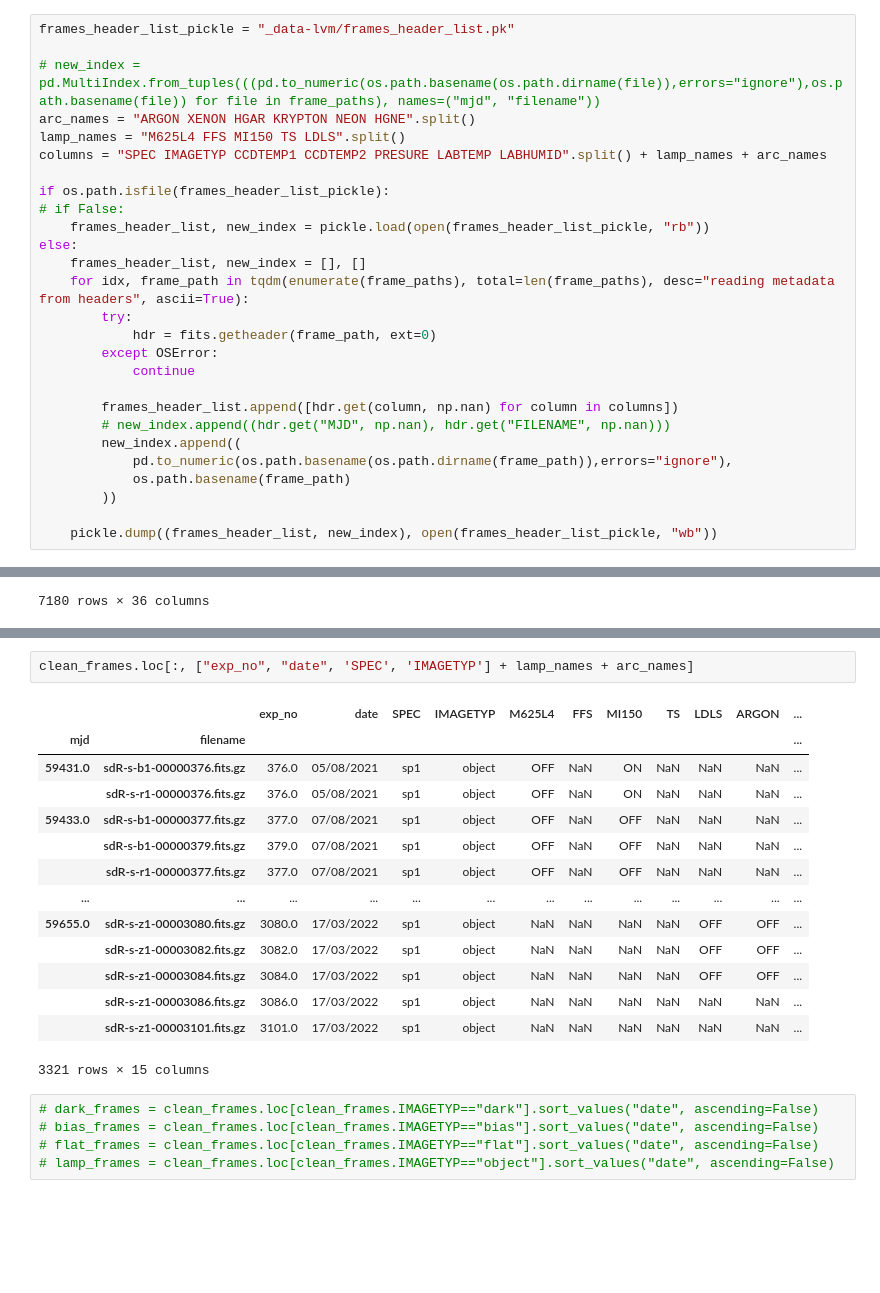
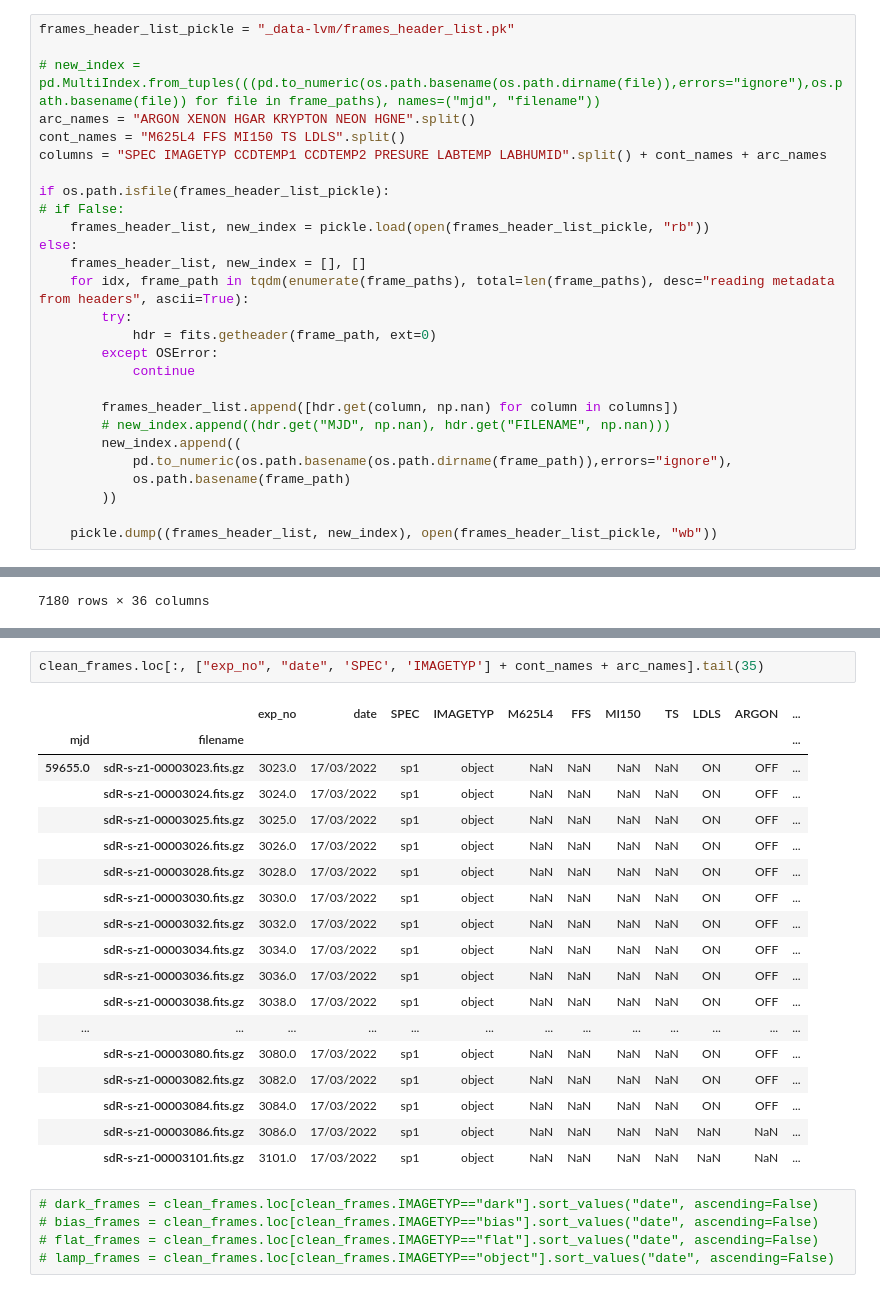
Before and after one commit to sdss/lvmdrp, a Jupyter notebook: docs/nb/lab-lamps.ipynb, the cells around one changed output, grey strips where cells are left out. Drawn from its saved outputs; the diff is of its cells as text; blank space fills up the shorter version.

```diff
--- a/docs/nb/lab-lamps.ipynb
+++ b/docs/nb/lab-lamps.ipynb
@@ -69,8 +69,8 @@ frames_header_list_pickle = "_data-lvm/frames_header_list.pk"
 
 # new_index = pd.MultiIndex.from_tuples(((pd.to_numeric(os.path.basename(os.path.dirname(file)),errors="ignore"),os.path.basename(file)) for file in frame_paths), names=("mjd", "filename"))
 arc_names = "ARGON XENON HGAR KRYPTON NEON HGNE".split()
-lamp_names = "M625L4 FFS MI150 TS LDLS".split()
-columns = "SPEC IMAGETYP CCDTEMP1 CCDTEMP2 PRESURE LABTEMP LABHUMID".split() + lamp_names + arc_names
+cont_names = "M625L4 FFS MI150 TS LDLS".split()
+columns = "SPEC IMAGETYP CCDTEMP1 CCDTEMP2 PRESURE LABTEMP LABHUMID".split() + cont_names + arc_names
 
 if os.path.isfile(frames_header_list_pickle):
 # if False:
@@ -127,20 +124,24 @@ clean_frames.IMAGETYP.value_counts().plot(kind="bar", figsize=(10,5))
 # %%
-clean_frames.loc[:, ["exp_no", "date", 'SPEC', 'IMAGETYP'] + lamp_names + arc_names]
+clean_frames.loc[:, ["exp_no", "date", 'SPEC', 'IMAGETYP'] + cont_names + arc_names].tail(35)
 # %% [output]
 |  |  | exp_no | date | SPEC | IMAGETYP | M625L4 | FFS | MI150 | TS | LDLS | ARGON | ... |
 | mjd | filename |  |  |  |  |  |  |  |  |  |  | ... |
-| 59431.0 | sdR-s-b1-00000376.fits.gz | 376.0 | 05/08/2021 | sp1 | object | OFF | NaN | ON | NaN | NaN | NaN | ... |
-|  | sdR-s-r1-00000376.fits.gz | 376.0 | 05/08/2021 | sp1 | object | OFF | NaN | ON | NaN | NaN | NaN | ... |
-| 59433.0 | sdR-s-b1-00000377.fits.gz | 377.0 | 07/08/2021 | sp1 | object | OFF | NaN | OFF | NaN | NaN | NaN | ... |
-|  | sdR-s-b1-00000379.fits.gz | 379.0 | 07/08/2021 | sp1 | object | OFF | NaN | OFF | NaN | NaN | NaN | ... |
-|  | sdR-s-r1-00000377.fits.gz | 377.0 | 07/08/2021 | sp1 | object | OFF | NaN | OFF | NaN | NaN | NaN | ... |
+| 59655.0 | sdR-s-z1-00003023.fits.gz | 3023.0 | 17/03/2022 | sp1 | object | NaN | NaN | NaN | NaN | ON | OFF | ... |
+|  | sdR-s-z1-00003024.fits.gz | 3024.0 | 17/03/2022 | sp1 | object | NaN | NaN | NaN | NaN | ON | OFF | ... |
+|  | sdR-s-z1-00003025.fits.gz | 3025.0 | 17/03/2022 | sp1 | object | NaN | NaN | NaN | NaN | ON | OFF | ... |
+|  | sdR-s-z1-00003026.fits.gz | 3026.0 | 17/03/2022 | sp1 | object | NaN | NaN | NaN | NaN | ON | OFF | ... |
+|  | sdR-s-z1-00003028.fits.gz | 3028.0 | 17/03/2022 | sp1 | object | NaN | NaN | NaN | NaN | ON | OFF | ... |
+|  | sdR-s-z1-00003030.fits.gz | 3030.0 | 17/03/2022 | sp1 | object | NaN | NaN | NaN | NaN | ON | OFF | ... |
+|  | sdR-s-z1-00003032.fits.gz | 3032.0 | 17/03/2022 | sp1 | object | NaN | NaN | NaN | NaN | ON | OFF | ... |
+|  | sdR-s-z1-00003034.fits.gz | 3034.0 | 17/03/2022 | sp1 | object | NaN | NaN | NaN | NaN | ON | OFF | ... |
+|  | sdR-s-z1-00003036.fits.gz | 3036.0 | 17/03/2022 | sp1 | object | NaN | NaN | NaN | NaN | ON | OFF | ... |
+|  | sdR-s-z1-00003038.fits.gz | 3038.0 | 17/03/2022 | sp1 | object | NaN | NaN | NaN | NaN | ON | OFF | ... |
 | ... | ... | ... | ... | ... | ... | ... | ... | ... | ... | ... | ... | ... |
-| 59655.0 | sdR-s-z1-00003080.fits.gz | 3080.0 | 17/03/2022 | sp1 | object | NaN | NaN | NaN | NaN | OFF | OFF | ... |
-|  | sdR-s-z1-00003082.fits.gz | 3082.0 | 17/03/2022 | sp1 | object | NaN | NaN | NaN | NaN | OFF | OFF | ... |
-|  | sdR-s-z1-00003084.fits.gz | 3084.0 | 17/03/2022 | sp1 | object | NaN | NaN | NaN | NaN | OFF | OFF | ... |
+|  | sdR-s-z1-00003080.fits.gz | 3080.0 | 17/03/2022 | sp1 | object | NaN | NaN | NaN | NaN | ON | OFF | ... |
+|  | sdR-s-z1-00003082.fits.gz | 3082.0 | 17/03/2022 | sp1 | object | NaN | NaN | NaN | NaN | ON | OFF | ... |
+|  | sdR-s-z1-00003084.fits.gz | 3084.0 | 17/03/2022 | sp1 | object | NaN | NaN | NaN | NaN | ON | OFF | ... |
 |  | sdR-s-z1-00003086.fits.gz | 3086.0 | 17/03/2022 | sp1 | object | NaN | NaN | NaN | NaN | NaN | NaN | ... |
 |  | sdR-s-z1-00003101.fits.gz | 3101.0 | 17/03/2022 | sp1 | object | NaN | NaN | NaN | NaN | NaN | NaN | ... |
-3321 rows × 15 columns
 # %%
 # dark_frames = clean_frames.loc[clean_frames.IMAGETYP=="dark"].sort_values("date", ascending=False)
 # bias_frames = clean_frames.loc[clean_frames.IMAGETYP=="bias"].sort_values("date", ascending=False)
```
Also changed, not shown: parts of 14 cells of this notebook.
